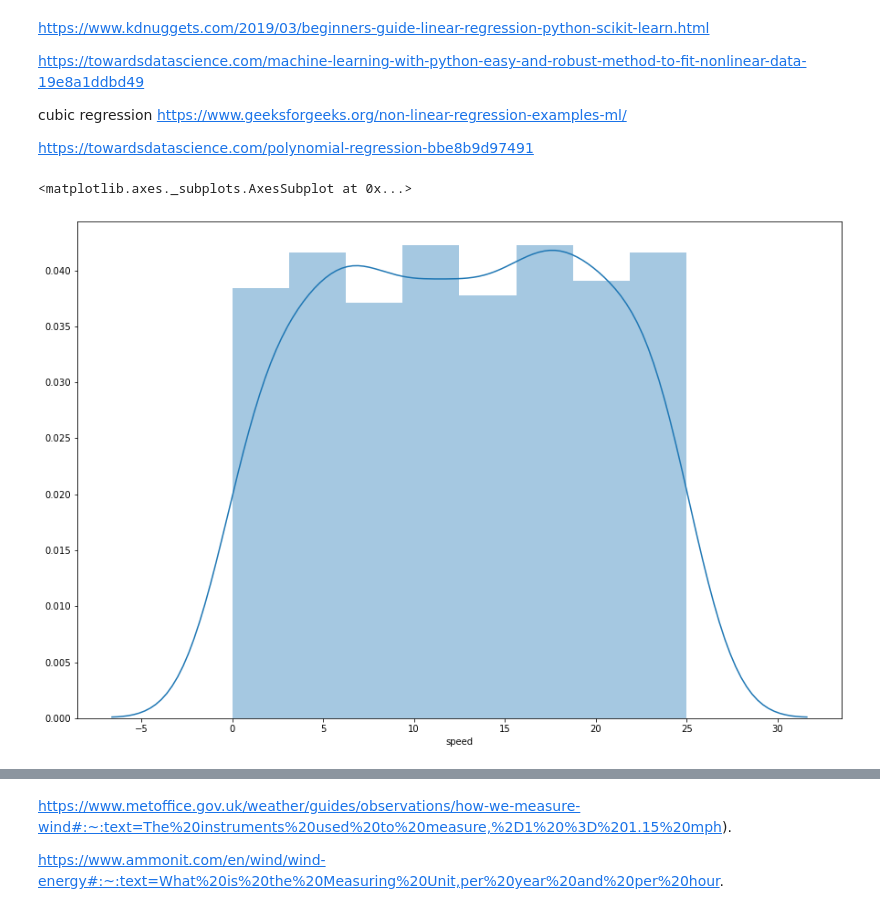
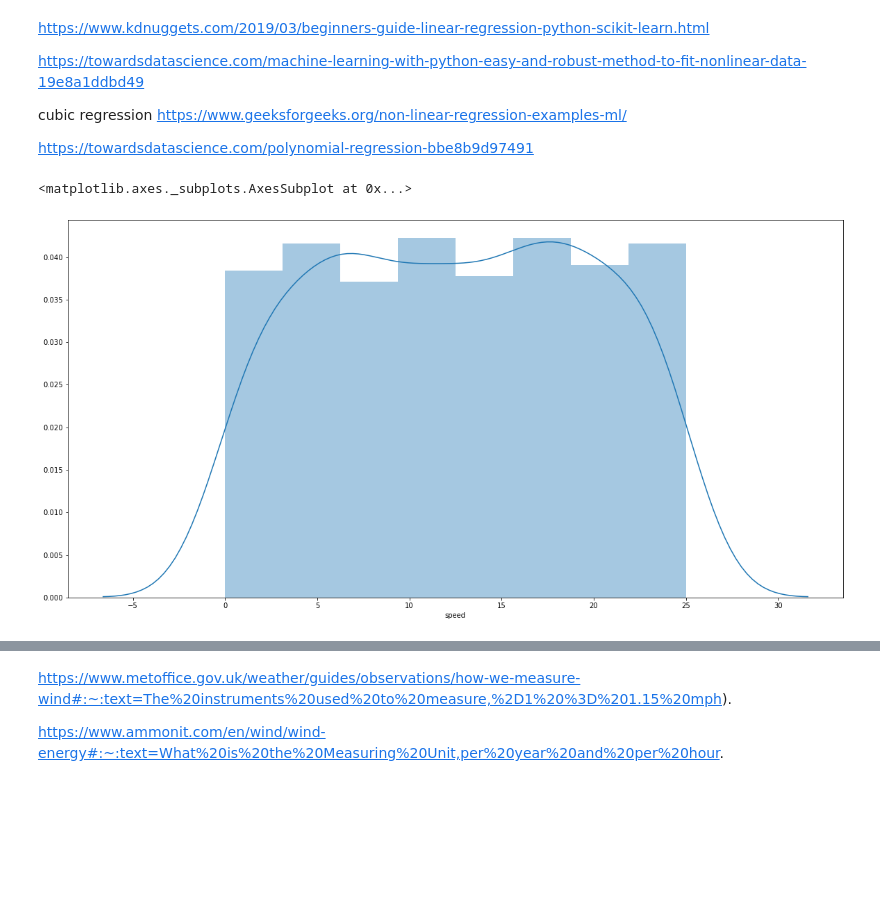
Before and after one commit to EibhinnLee/Project-2020---Fundamentals-of-Data-Analysis, a Jupyter notebook: Project 2020 - Fundamentals of Data Analysis.ipynb, the cells around one changed output, grey strips where cells are left out. Drawn from its saved outputs; the diff is of its cells as text; code cells hidden in the pictures; blank space fills up the shorter version.

```diff
--- a/Project 2020 - Fundamentals of Data Analysis.ipynb
+++ b/Project 2020 - Fundamentals of Data Analysis.ipynb
@@ -64,10 +104,10 @@ https://www.geeksforgeeks.org/non-linear-regression-examples-ml/
 
 https://towardsdatascience.com/polynomial-regression-bbe8b9d97491
 # %%
-plt.figure(figsize=(15,10))
+plt.figure(figsize=(20,10))
 plt.tight_layout()
 sns.distplot(df['speed'])
 # %% [output]
 <matplotlib.axes._subplots.AxesSubplot at 0x...>
-[figure, old version]
+[figure, new version]
 # %%
```
Also changed, not shown: parts of 25 cells of this notebook.
